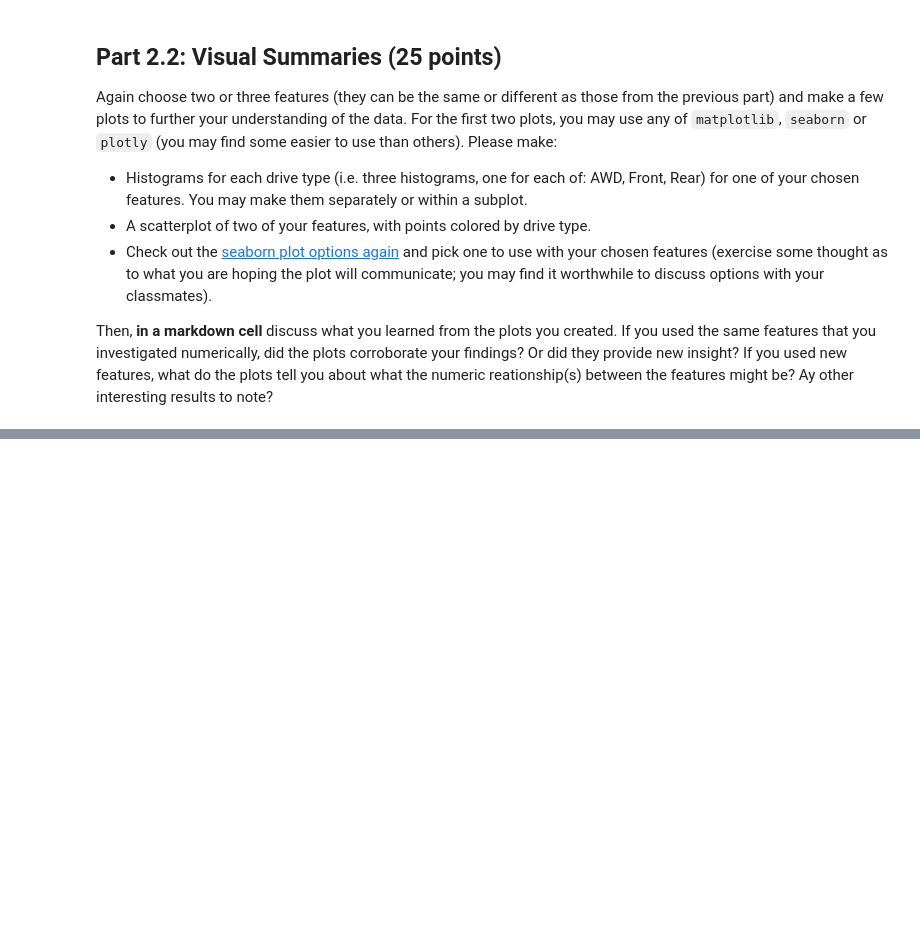
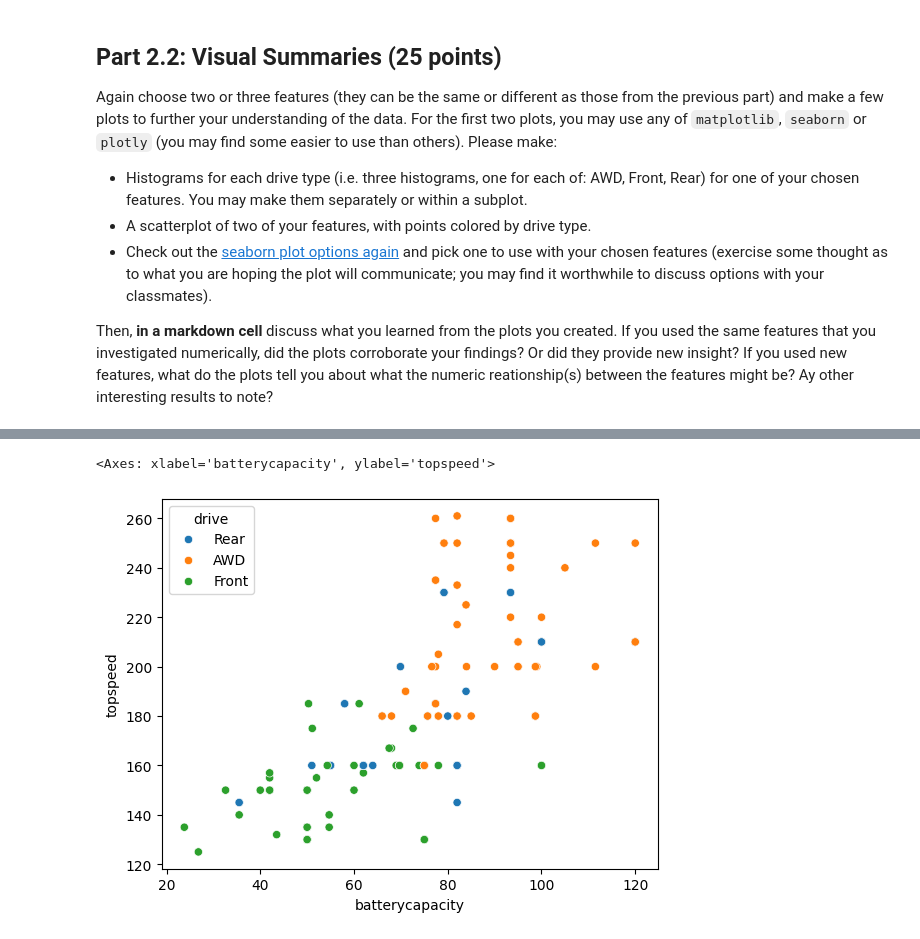
Before and after one commit to vigneshsaravanakumar404/DS-3000-Foundations-of-Data-Science, a Jupyter notebook: Labs/Lab2/Lab2.ipynb, the cells around one changed output, grey strips where cells are left out. Cells and saved outputs as stored; diff of their text form; code cells hidden in the pictures; blank space fills up the shorter version.

```diff
--- a/Labs/Lab2/Lab2.ipynb
+++ b/Labs/Lab2/Lab2.ipynb
@@ -193,0 +268,5 @@ Then, **in a markdown cell** discuss what you learned from the plots you created
+# %%
+sns.scatterplot(data=df_ev, x="batterycapacity", y="topspeed", hue="drive")
+# %% [output]
+<Axes: xlabel='batterycapacity', ylabel='topspeed'>
+[figure, added]
```
Also changed, not shown: parts of 13 cells of this notebook.
